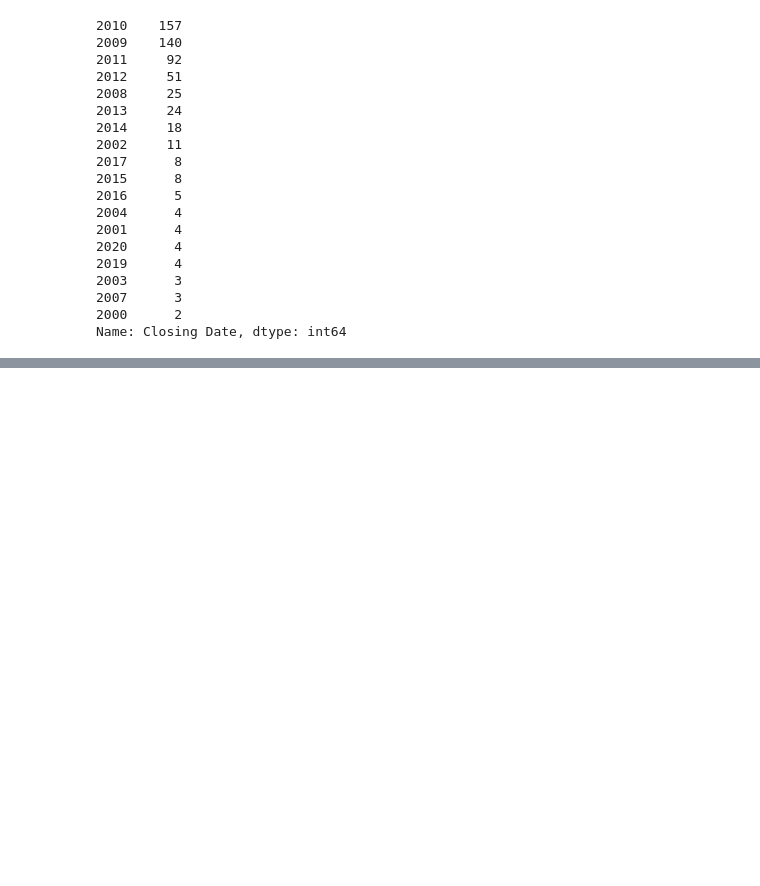
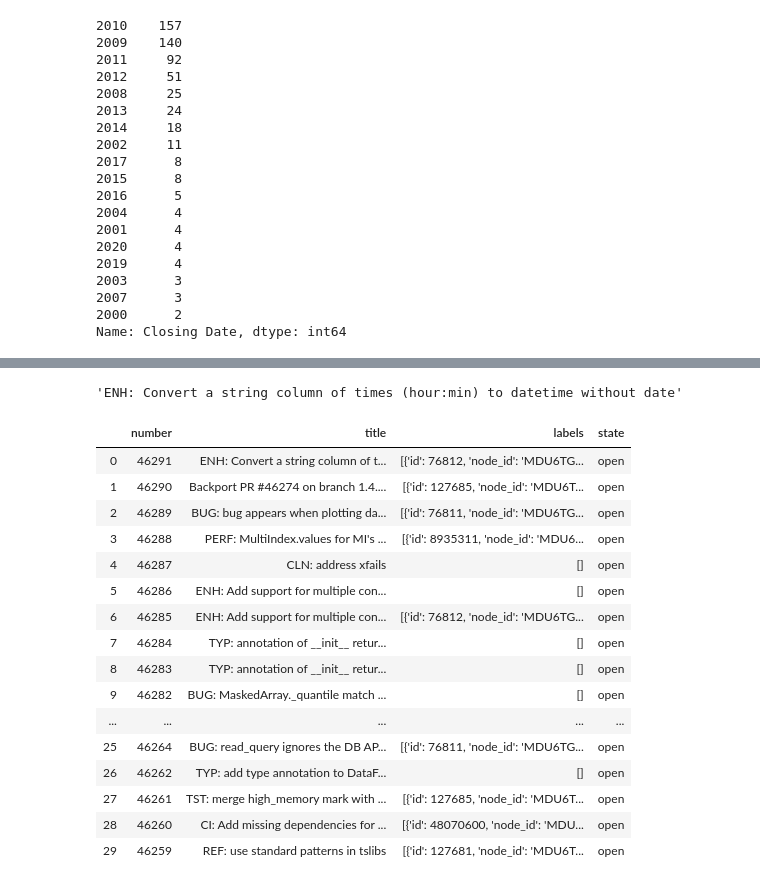
Before and after one commit to 1zulkifel/Data_Analysis_With_python, a Jupyter notebook: Data_Loading_Storage_and_File_Formats.ipynb, the cells around one changed output, grey strips where cells are left out. Saved outputs shown, nothing was run; the diff lists cells and outputs as text; code cells hidden in the pictures; blank space fills up the shorter version.

```diff
--- a/Data_Loading_Storage_and_File_Formats.ipynb
+++ b/Data_Loading_Storage_and_File_Formats.ipynb
@@ -347,0 +442,5 @@ Name: Closing Date, dtype: int64
+# %%
+import requests
+url='https://api.github.com/repos/pandas-dev/pandas/issues'
+resp = requests.get(url)
+resp
@@ -347,0 +449,3 @@ Name: Closing Date, dtype: int64
+# %%
+data=resp.json()
+data
@@ -347,0 +470,25 @@ Name: Closing Date, dtype: int64
+# %%
+data[0]['title']
+# %% [output]
+'ENH: Convert a string column of times (hour:min) to datetime without date'
+# %%
+issues = pd.DataFrame(data, columns=['number', 'title','labels', 'state'])
+issues
+# %% [output]
+|  | number | title | labels | state |
+| 0 | 46291 | ENH: Convert a string column of t... | [{'id': 76812, 'node_id': 'MDU6TG... | open |
+| 1 | 46290 | Backport PR #46274 on branch 1.4.... | [{'id': 127685, 'node_id': 'MDU6T... | open |
+| 2 | 46289 | BUG: bug appears when plotting da... | [{'id': 76811, 'node_id': 'MDU6TG... | open |
+| 3 | 46288 | PERF: MultiIndex.values for MI's ... | [{'id': 8935311, 'node_id': 'MDU6... | open |
+| 4 | 46287 | CLN: address xfails | [] | open |
+| 5 | 46286 | ENH: Add support for multiple con... | [] | open |
+| 6 | 46285 | ENH: Add support for multiple con... | [{'id': 76812, 'node_id': 'MDU6TG... | open |
+| 7 | 46284 | TYP: annotation of __init__ retur... | [] | open |
+| 8 | 46283 | TYP: annotation of __init__ retur... | [] | open |
+| 9 | 46282 | BUG: MaskedArray._quantile match ... | [] | open |
+| ... | ... | ... | ... | ... |
+| 25 | 46264 | BUG: read_query ignores the DB AP... | [{'id': 76811, 'node_id': 'MDU6TG... | open |
+| 26 | 46262 | TYP: add type annotation to DataF... | [] | open |
+| 27 | 46261 | TST: merge high_memory mark with ... | [{'id': 127685, 'node_id': 'MDU6T... | open |
+| 28 | 46260 | CI: Add missing dependencies for ... | [{'id': 48070600, 'node_id': 'MDU... | open |
+| 29 | 46259 | REF: use standard patterns in tslibs | [{'id': 127681, 'node_id': 'MDU6T... | open |
```
Also changed, not shown: parts of 27 cells of this notebook, 4 other files.
